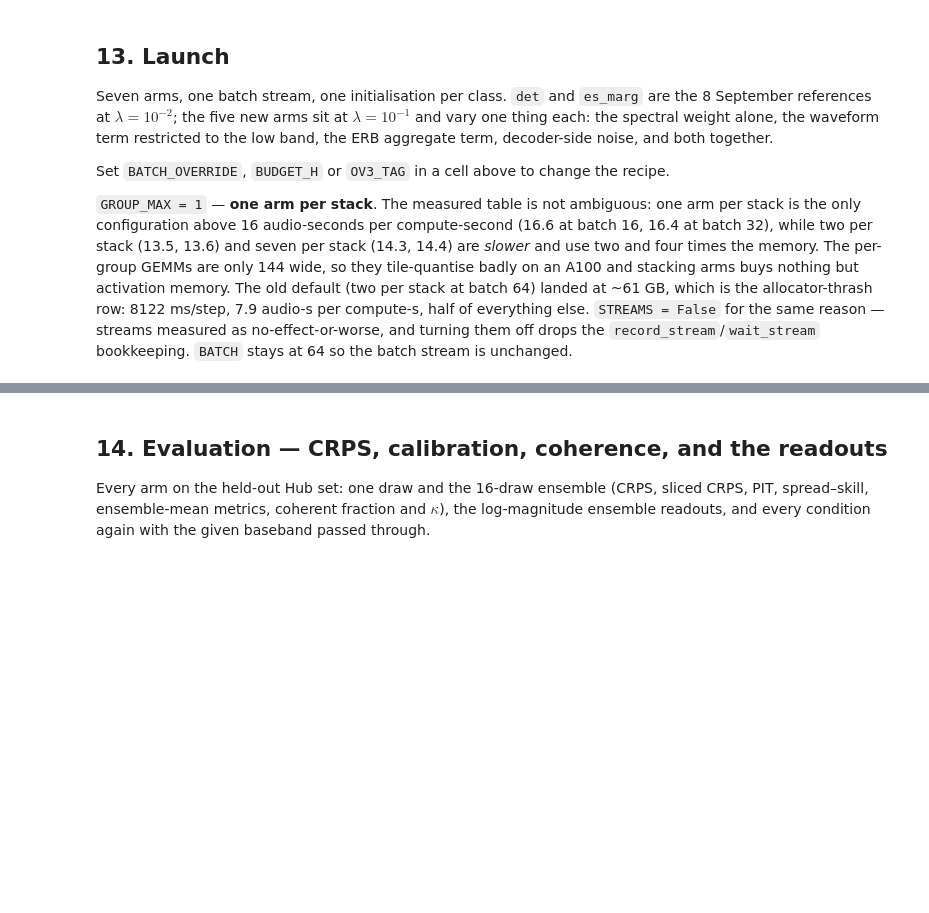
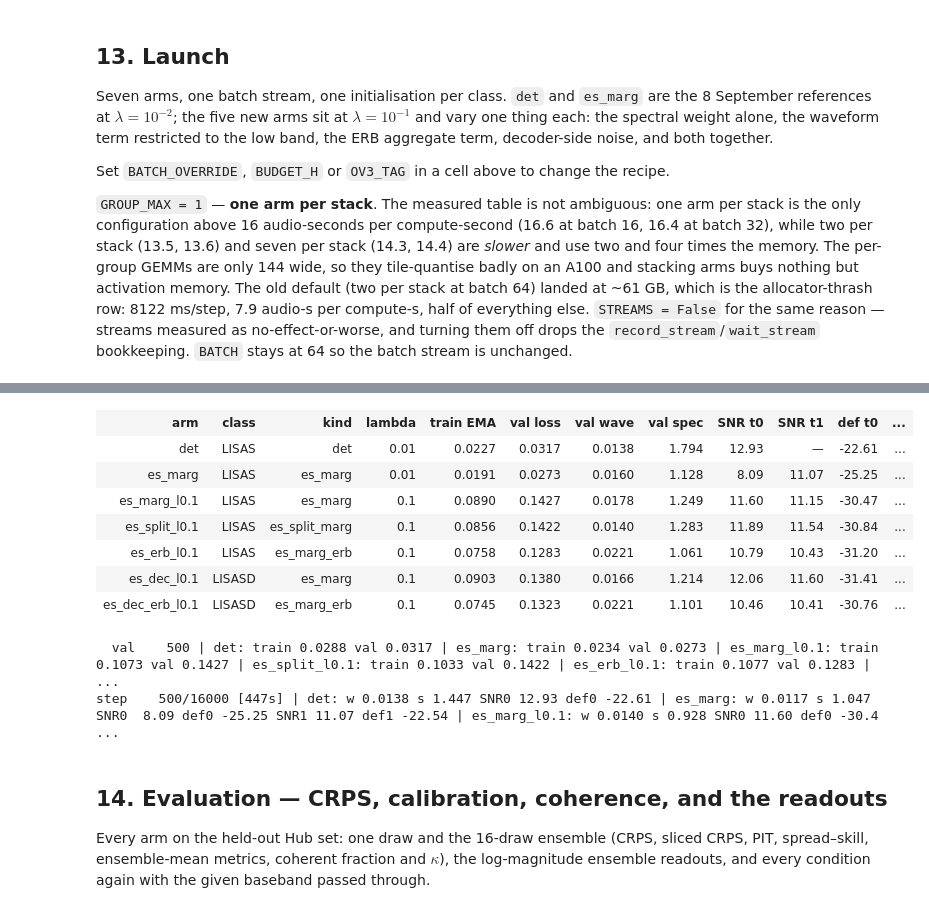
Before and after one commit to Bromine185/lisa-rtm, a Jupyter notebook: sampler/lisa_rtm_train.ipynb, the cells around one changed output, grey strips where cells are left out. Saved outputs shown, nothing was run; the diff lists cells and outputs as text; code cells hidden in the pictures; blank space fills up the shorter version.

```diff
--- a/sampler/lisa_rtm_train.ipynb
+++ b/sampler/lisa_rtm_train.ipynb
@@ -2519,0 +2583,3 @@ print("TRAINING DONE", OV3_TAG, flush=True)
+# %%
+BUDGET_H = 4.0; BATCH_OVERRIDE = 64; exec(open('/content/drive/MyDrive/lisa_rtm/ov3/e10_relaunch.py').read())
+# %% [output]
@@ -2520,3 +2593,13 @@ print("TRAINING DONE", OV3_TAG, flush=True)
+| arm | class | kind | lambda | train EMA | val loss | val wave | val spec | SNR t0 | SNR t1 | def t0 | ... |
+| det | LISAS | det | 0.01 | 0.0227 | 0.0317 | 0.0138 | 1.794 | 12.93 | — | -22.61 | ... |
+| es_marg | LISAS | es_marg | 0.01 | 0.0191 | 0.0273 | 0.0160 | 1.128 | 8.09 | 11.07 | -25.25 | ... |
+| es_marg_l0.1 | LISAS | es_marg | 0.1 | 0.0890 | 0.1427 | 0.0178 | 1.249 | 11.60 | 11.15 | -30.47 | ... |
+| es_split_l0.1 | LISAS | es_split_marg | 0.1 | 0.0856 | 0.1422 | 0.0140 | 1.283 | 11.89 | 11.54 | -30.84 | ... |
+| es_erb_l0.1 | LISAS | es_marg_erb | 0.1 | 0.0758 | 0.1283 | 0.0221 | 1.061 | 10.79 | 10.43 | -31.20 | ... |
+| es_dec_l0.1 | LISASD | es_marg | 0.1 | 0.0903 | 0.1380 | 0.0166 | 1.214 | 12.06 | 11.60 | -31.41 | ... |
+| es_dec_erb_l0.1 | LISASD | es_marg_erb | 0.1 | 0.0745 | 0.1323 | 0.0221 | 1.101 | 10.46 | 10.41 | -30.76 | ... |
+  val    500 | det: train 0.0288 val 0.0317 | es_marg: train 0.0234 val 0.0273 | es_marg_l0.1: train 0.1073 val 0.1427 | es_split_l0.1: train 0.1033 val 0.1422 | es_erb_l0.1: train 0.1077 val 0.1283 | ...
+step    500/16000 [447s] | det: w 0.0138 s 1.447 SNR0 12.93 def0 -22.61 | es_marg: w 0.0117 s 1.047 SNR0  8.09 def0 -25.25 SNR1 11.07 def1 -22.54 | es_marg_l0.1: w 0.0140 s 0.928 SNR0 11.60 def0 -30.4 ...
 # %% [markdown]
 ## 14. Evaluation — CRPS, calibration, coherence, and the readouts
 
```
Also changed, not shown: parts of 12 cells of this notebook.
